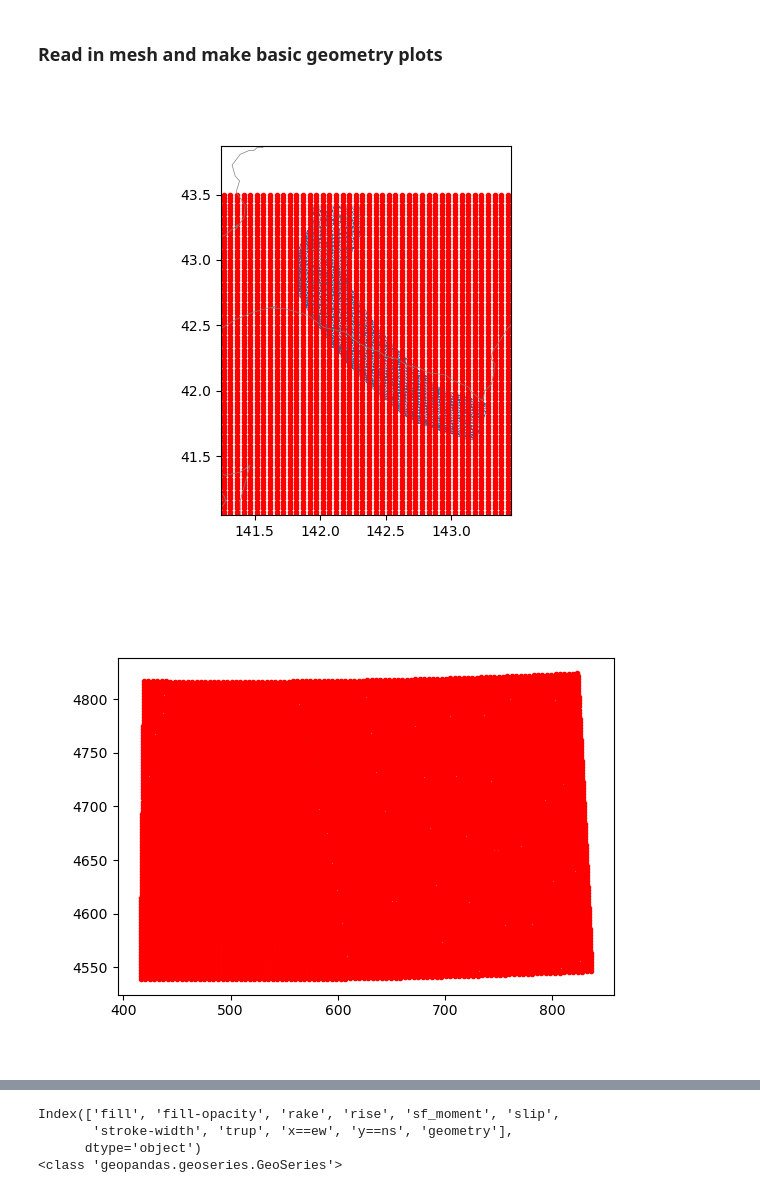
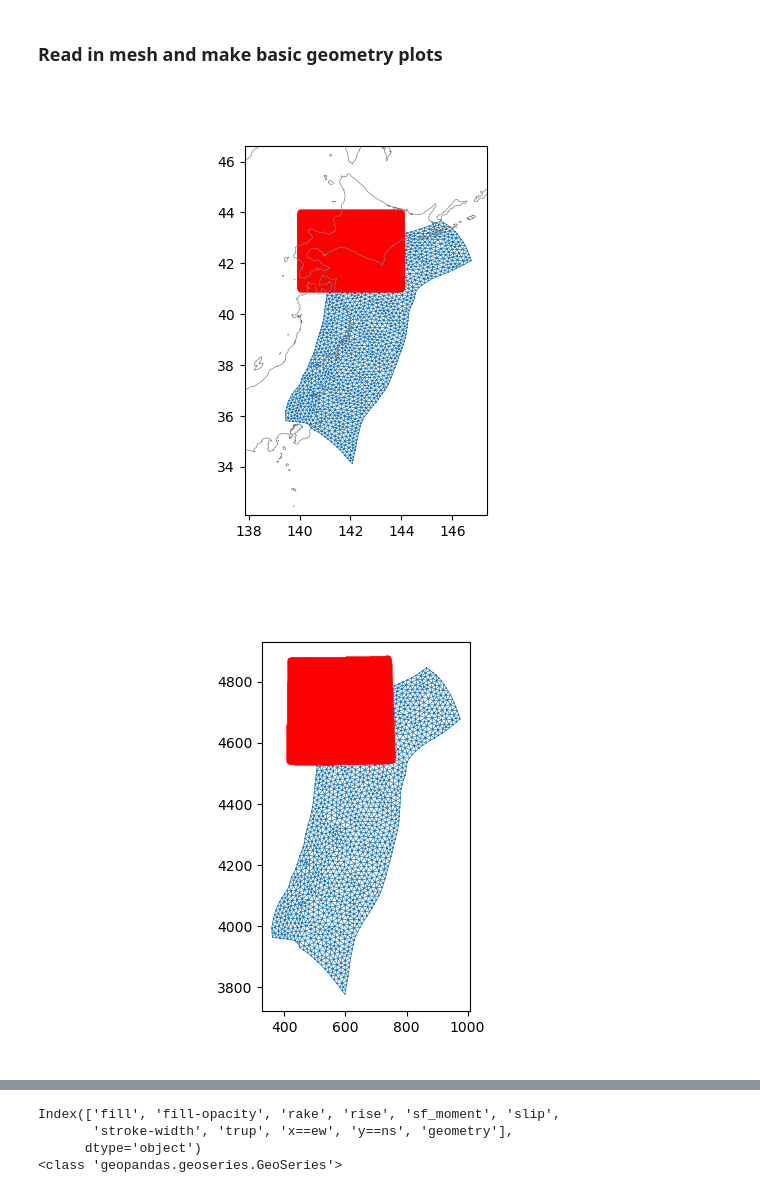
Before and after one commit to e-middleton/Emily_fault_displacement, a Jupyter notebook: fault_displacement.ipynb, the cells around one changed output, grey strips where cells are left out. Saved outputs shown, nothing was run; the diff lists cells and outputs as text; code cells hidden in the pictures.

```diff
--- a/fault_displacement.ipynb
+++ b/fault_displacement.ipynb
@@ -45,7 +45,7 @@ def wrap2360(lon):
 # %%
 # Read in source fault
 # filename = "cascadia.msh"
-filename = "UrahoroAvg.msh"
+filename = "japan.msh"
 mesh = dict()
 meshobj = meshio.read(filename)
 mesh["file_name"] = filename
@@ -102,8 +102,8 @@ mesh["dip_flag"] = mesh["dip"] != 90
 # ys = np.linspace(40, 50, 100)
 
 # Hokkaido range
-xs = np.linspace(140, 145, 100)
-ys = np.linspace(41, 43.5, 100)
+xs = np.linspace(140, 144, 200)
+ys = np.linspace(41, 44, 200)
 
 # Reshape grid
 obsx, obsy = np.meshgrid(xs, ys)
@@ -157,33 +157,33 @@ ax.plot(pts[:, 0], pts[:, 1], '.r')
 # Add coastline
 ax.plot(coast.lon+360*(1-lon_corr), coast.lat, color="gray", linewidth=0.5)
 ax.set(xlim=(xmin, xmax), ylim=(ymin, ymax), aspect='equal')
 plt.show()
 
 # Make another plot, showing fault and grid in Cartesian coordinates
 fig, ax = plt.subplots()
 ax.triplot(cart_fault_pts[:,0], cart_fault_pts[:, 1], mesh["verts"], linewidth=0.5)
 ax.plot(cart_grid_pts[:, 0], cart_grid_pts[:, 1], '.r')
 ax.set(aspect="equal")
 plt.show()
 
 # Show elements colored by strike
 fig, ax = plt.subplots()
 # Draw the fault
 ax.tripcolor(mesh["points"][:, 0], mesh["points"][:, 1], mesh["verts"], facecolors=mesh["strike"])
 # Add coastline
 ax.plot(coast.lon+360*(1-lon_corr), coast.lat, color="gray", linewidth=0.5)
-ax.set(xlim=(xmin, xmax), ylim=(ymin, ymax), aspect='equal')
+ax.set(xlim=(xmin-1, xmax+1), ylim=(ymin, ymax), aspect='equal')
 plt.show()
 
 # #Show elements colored by depth
 # fig, ax = plt.subplots()
 # fo = ax.tripcolor(mesh["points"][:, 0], mesh["points"][:, 1], mesh["verts"], facecolors=mesh["centroids"][:,2])
 # plt.colorbar(fo) #uses info from plotted object to create scale
 # # Add coastline
 # ax.plot(coast.lon+360*(1-lon_corr), coast.lat, color="gray", linewidth=0.5)
 # ax.title.set_text("Fault Colored By Depth (km)")
 # ax.set(xlim=(xmin, xmax), ylim=(ymin, ymax), aspect='equal')
 # plt.show()
 # %% [output]
-[figure, old version]
+[figure, new version]
-[figure, old version]
+[figure, new version]
```
Also changed, not shown: parts of 17 cells of this notebook.
